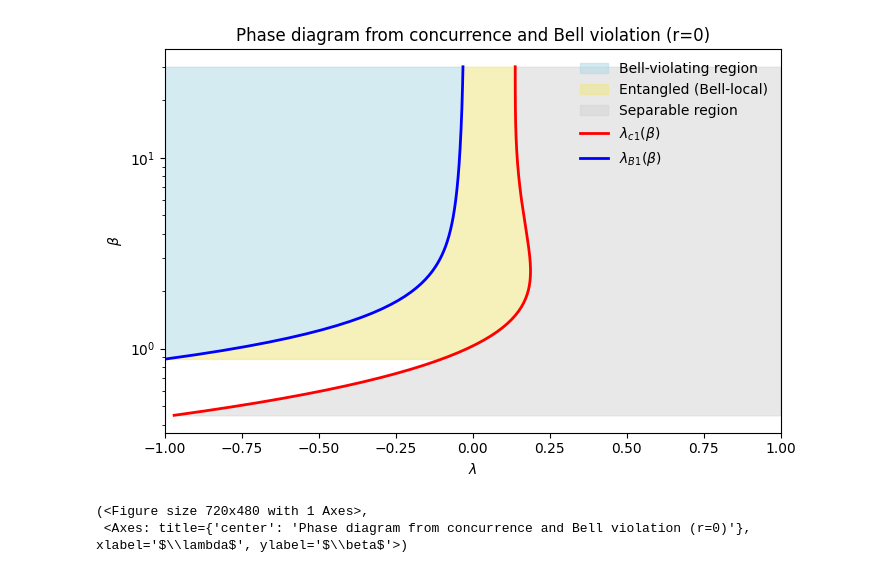
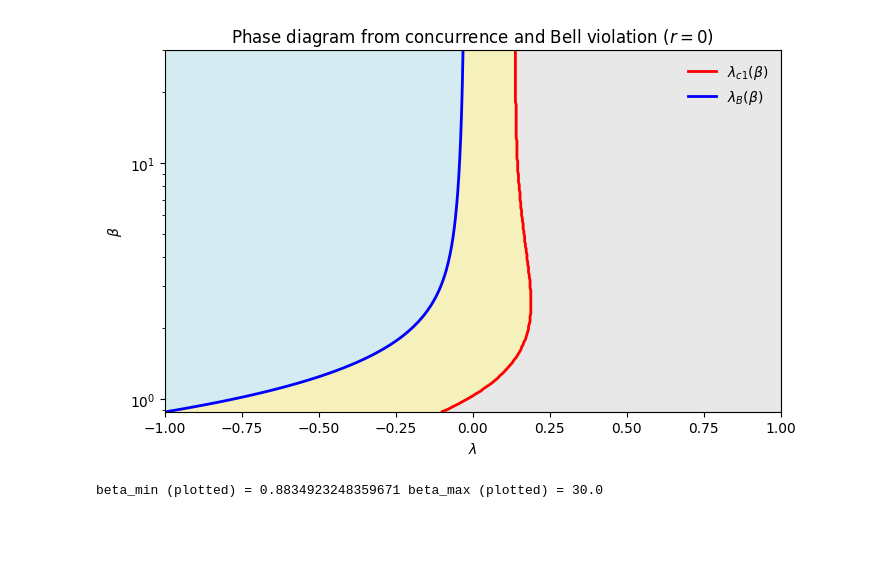
Before and after one commit to zeynepnursahinel/valorization-periodic-chain, a Jupyter notebook: periodic_chain.ipynb, the cells around one changed output. Saved outputs shown, nothing was run; the diff lists cells and outputs as text; code cells hidden in the pictures; blank space fills up the shorter version.

```diff
--- a/periodic_chain.ipynb
+++ b/periodic_chain.ipynb
@@ -1629,11 +892,7 @@ def make_figure_lambda_phase_regions_conc_vs_bell_r0(
 # %%
-make_figure_lambda_phase_regions_conc_vs_bell_r0(
-    betas=np.geomspace(0.2,30,200),
-    lam_min=-1,
-    lam_max=1,
-    savepath=f"{FIG_DIR}/fig_phase_regions_conc_vs_bell_r0.pdf"
-)
+#10
+betas = np.geomspace(0.2, 30.0, 200)
+fig, ax, (b, lc1, lB) = make_phase_diagram_C1_and_Bell_r0(betas=betas, lam_min=-1, lam_max=1, nlam=800, eps=1e-10)
 # %% [output]
-[figure, old version]
+[figure, new version]
-(<Figure size 720x480 with 1 Axes>,
- <Axes: title={'center': 'Phase diagram from concurrence and Bell violation (r=0)'}, xlabel='$\\lambda$', ylabel='$\\beta$'>)
+beta_min (plotted) = 0.8834923248359671 beta_max (plotted) = 30.0
```
Also changed, not shown: parts of 28 cells of this notebook.
